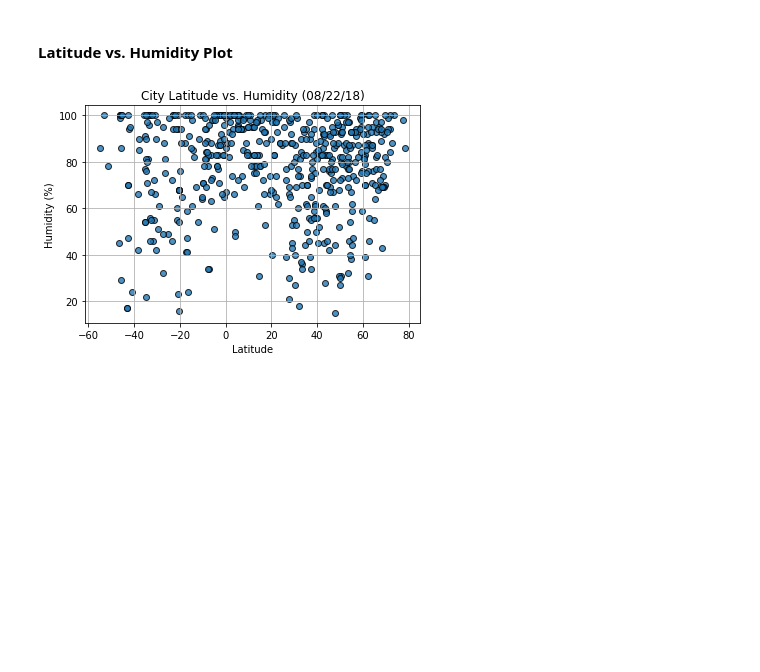
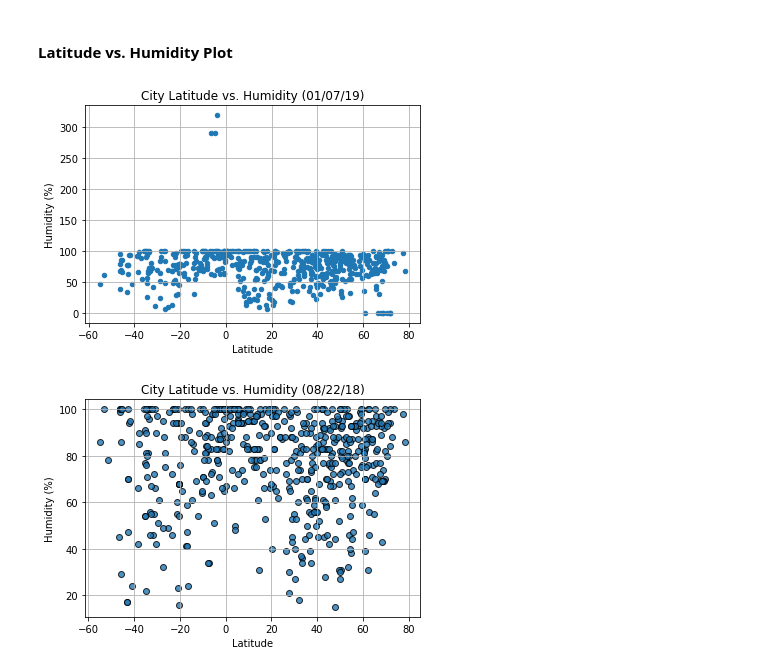
Before and after one commit to ForrestMcDougal/APIHW, a Jupyter notebook: WeatherPy.ipynb, the cells around one changed output. Cells and saved outputs as stored; diff of their text form; code cells hidden in the pictures; blank space fills up the shorter version.

```diff
--- a/WeatherPy.ipynb
+++ b/WeatherPy.ipynb
@@ -157,6 +187,13 @@ dtype: int64
 [figure]
 # %% [markdown]
 #### Latitude vs. Humidity Plot
+# %%
+df.plot.scatter(x='Latitude', y='Humidity');
+plt.grid();
+plt.title('City Latitude vs. Humidity (01/07/19)');
+plt.ylabel('Humidity (%)');
+# %% [output]
+[figure, added]
 # %%
 # %% [output]
 [figure]
```
Also changed, not shown: parts of 7 cells of this notebook, 1 other file.
